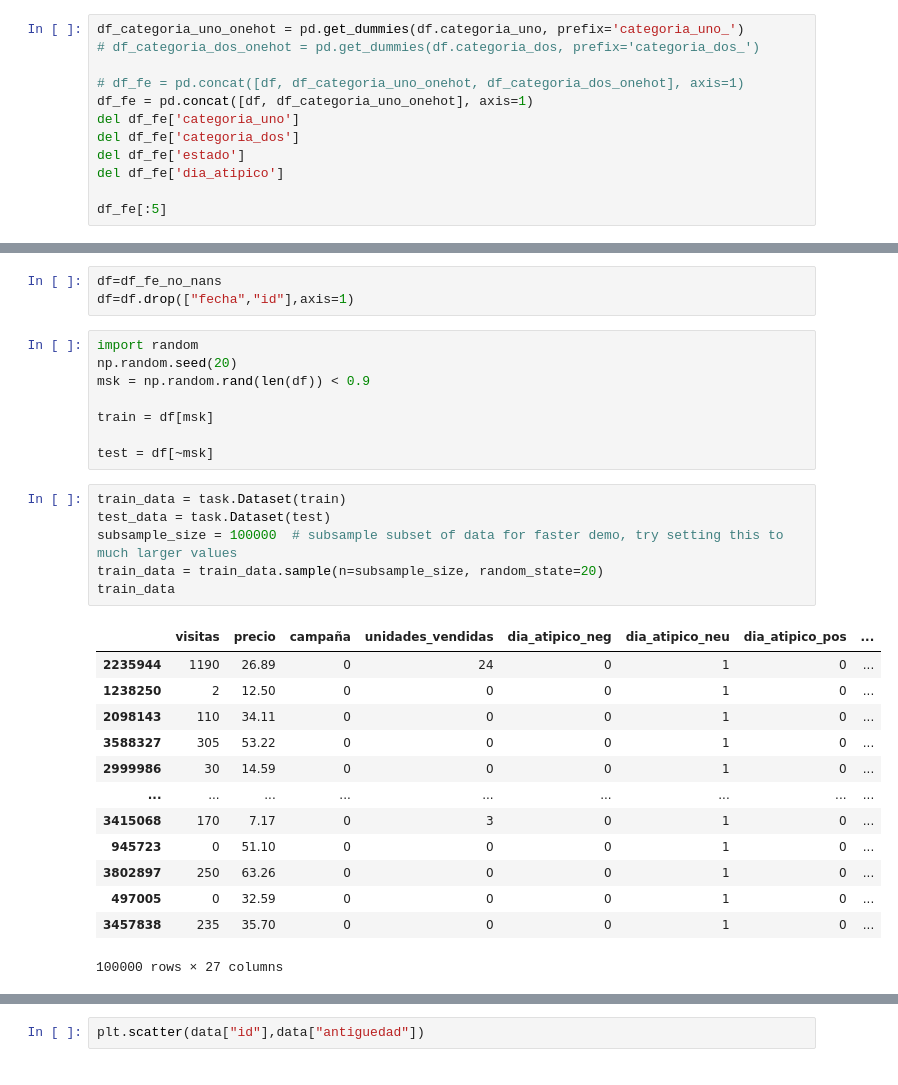
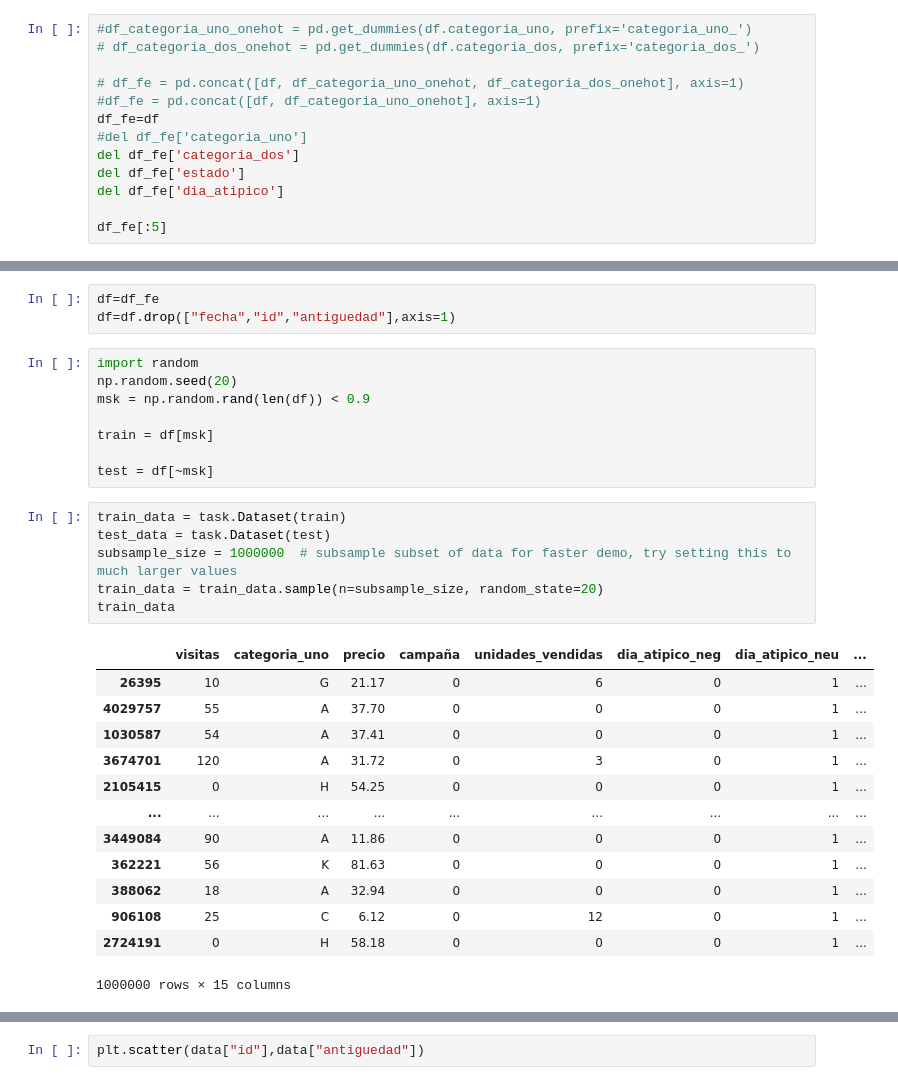
Before and after one commit to Nerucius/2021.ubdatathon, a Jupyter notebook: 1. EDA + Feature Engineering.ipynb, the cells around one changed output, grey strips where cells are left out. Saved outputs shown, nothing was run; the diff lists cells and outputs as text.

```diff
--- a/1. EDA + Feature Engineering.ipynb
+++ b/1. EDA + Feature Engineering.ipynb
@@ -74,12 +76,13 @@ df[:5]
 | 4 | 2015-06-01 | 27144 | 15 | E | 2 | No Rotura | 6.12 | 0 | 0 | ... |
 | 5 | 2015-06-01 | 27504 | 7 | C | 157 | No Rotura | 10.74 | 0 | 0 | ... |
 # %%
-df_categoria_uno_onehot = pd.get_dummies(df.categoria_uno, prefix='categoria_uno_')
+#df_categoria_uno_onehot = pd.get_dummies(df.categoria_uno, prefix='categoria_uno_')
 # df_categoria_dos_onehot = pd.get_dummies(df.categoria_dos, prefix='categoria_dos_')
 
 # df_fe = pd.concat([df, df_categoria_uno_onehot, df_categoria_dos_onehot], axis=1)
-df_fe = pd.concat([df, df_categoria_uno_onehot], axis=1)
-del df_fe['categoria_uno']
+#df_fe = pd.concat([df, df_categoria_uno_onehot], axis=1)
+df_fe=df
+#del df_fe['categoria_uno']
 del df_fe['categoria_dos']
 del df_fe['estado']
 del df_fe['dia_atipico']
@@ -223,8 +225,8 @@ plt.scatter(x=y_test, y=y_hat)
 import autogluon.core as ag
 from autogluon import TabularPrediction as task
 # %%
-df=df_fe_no_nans
-df=df.drop(["fecha","id"],axis=1)
+df=df_fe
+df=df.drop(["fecha","id","antiguedad"],axis=1)
 # %%
 import random
 np.random.seed(20)
@@ -236,21 +238,21 @@ test = df[~msk]
 # %%
 train_data = task.Dataset(train)
 test_data = task.Dataset(test)
-subsample_size = 100000  # subsample subset of data for faster demo, try setting this to much larger values
+subsample_size = 1000000  # subsample subset of data for faster demo, try setting this to much larger values
 train_data = train_data.sample(n=subsample_size, random_state=20)
 train_data
 # %% [output]
-|  | visitas | precio | campaña | unidades_vendidas | dia_atipico_neg | dia_atipico_neu | dia_atipico_pos | ... |
-| 2235944 | 1190 | 26.89 | 0 | 24 | 0 | 1 | 0 | ... |
-| 1238250 | 2 | 12.50 | 0 | 0 | 0 | 1 | 0 | ... |
-| 2098143 | 110 | 34.11 | 0 | 0 | 0 | 1 | 0 | ... |
-| 3588327 | 305 | 53.22 | 0 | 0 | 0 | 1 | 0 | ... |
-| 2999986 | 30 | 14.59 | 0 | 0 | 0 | 1 | 0 | ... |
+|  | visitas | categoria_uno | precio | campaña | unidades_vendidas | dia_atipico_neg | dia_atipico_neu | ... |
+| 26395 | 10 | G | 21.17 | 0 | 6 | 0 | 1 | ... |
+| 4029757 | 55 | A | 37.70 | 0 | 0 | 0 | 1 | ... |
+| 1030587 | 54 | A | 37.41 | 0 | 0 | 0 | 1 | ... |
+| 3674701 | 120 | A | 31.72 | 0 | 3 | 0 | 1 | ... |
+| 2105415 | 0 | H | 54.25 | 0 | 0 | 0 | 1 | ... |
 | ... | ... | ... | ... | ... | ... | ... | ... | ... |
-| 3415068 | 170 | 7.17 | 0 | 3 | 0 | 1 | 0 | ... |
-| 945723 | 0 | 51.10 | 0 | 0 | 0 | 1 | 0 | ... |
-| 3802897 | 250 | 63.26 | 0 | 0 | 0 | 1 | 0 | ... |
-| 497005 | 0 | 32.59 | 0 | 0 | 0 | 1 | 0 | ... |
-| 3457838 | 235 | 35.70 | 0 | 0 | 0 | 1 | 0 | ... |
+| 3449084 | 90 | A | 11.86 | 0 | 0 | 0 | 1 | ... |
+| 362221 | 56 | K | 81.63 | 0 | 0 | 0 | 1 | ... |
+| 388062 | 18 | A | 32.94 | 0 | 0 | 0 | 1 | ... |
+| 906108 | 25 | C | 6.12 | 0 | 12 | 0 | 1 | ... |
+| 2724191 | 0 | H | 58.18 | 0 | 0 | 0 | 1 | ... |
-100000 rows × 27 columns
+1000000 rows × 15 columns
 # %%
```
Also changed, not shown: parts of 13 cells of this notebook, 2 other files.
